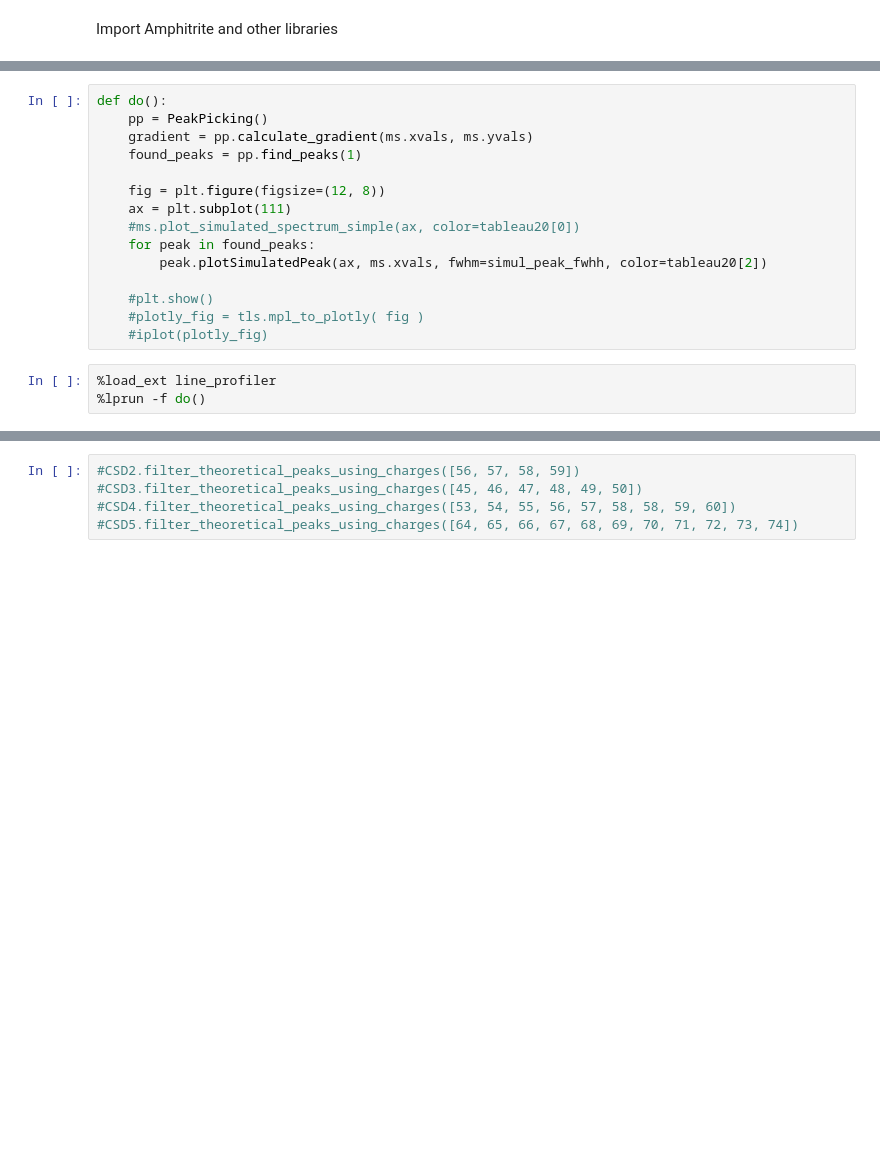
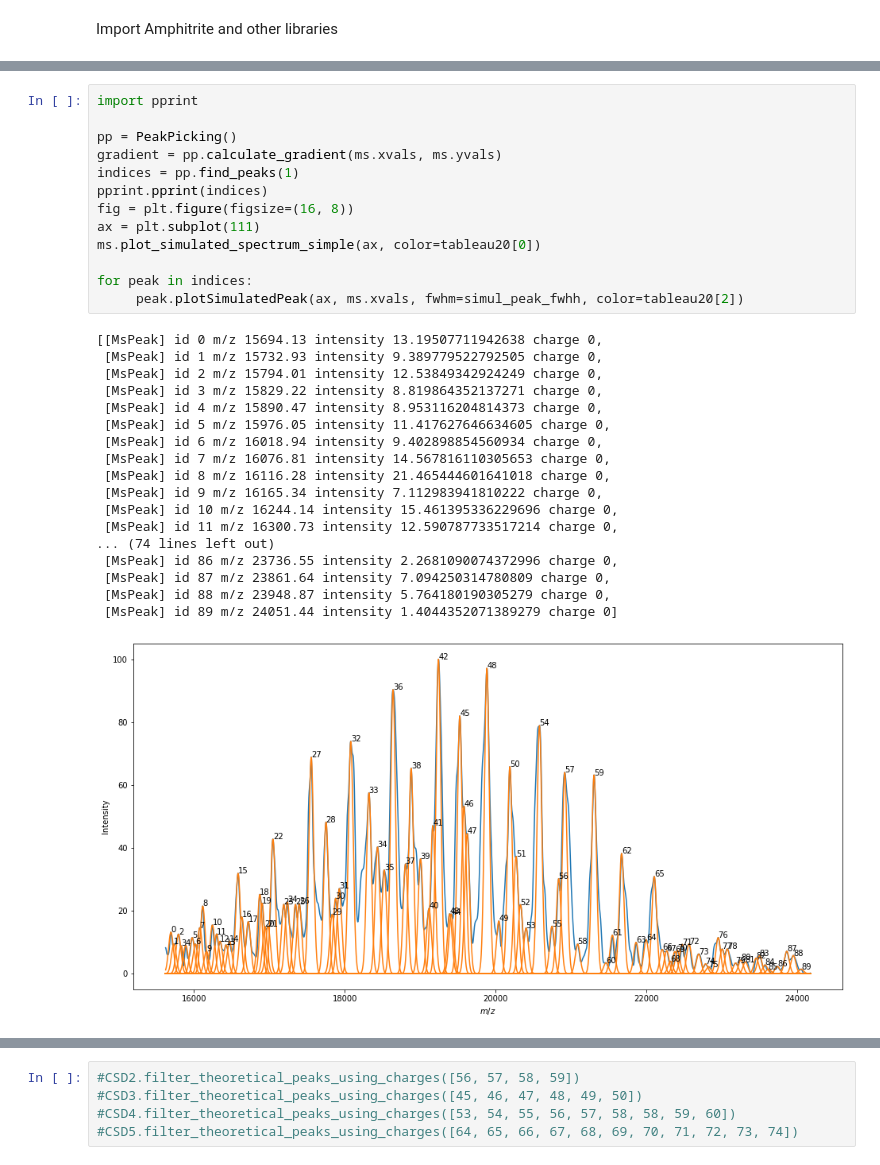
Before and after one commit to wizofe/triton, a Jupyter notebook: ichor/notebooks/Amphitrite2017-DegQ.ipynb, the cells around one changed output, grey strips where cells are left out. Saved outputs shown, nothing was run; the diff lists cells and outputs as text; blank space fills up the shorter version.

```diff
--- a/ichor/notebooks/Amphitrite2017-DegQ.ipynb
+++ b/ichor/notebooks/Amphitrite2017-DegQ.ipynb
@@ -51,18 +64,32 @@ ms.plot_simulated_spectrum_simple(ax, color=tableau20[0])
 # %%
-def do():
-    pp = PeakPicking()
-    gradient = pp.calculate_gradient(ms.xvals, ms.yvals)
-    found_peaks = pp.find_peaks(1)
+import pprint
 
-    fig = plt.figure(figsize=(12, 8))
-    ax = plt.subplot(111)
-    #ms.plot_simulated_spectrum_simple(ax, color=tableau20[0])
-    for peak in found_peaks:
-        peak.plotSimulatedPeak(ax, ms.xvals, fwhm=simul_peak_fwhh, color=tableau20[2])
+pp = PeakPicking()
+gradient = pp.calculate_gradient(ms.xvals, ms.yvals)
+indices = pp.find_peaks(1)
+pprint.pprint(indices)
+fig = plt.figure(figsize=(16, 8))
+ax = plt.subplot(111)
+ms.plot_simulated_spectrum_simple(ax, color=tableau20[0])
 
-    #plt.show()
-    #plotly_fig = tls.mpl_to_plotly( fig )
-    #iplot(plotly_fig)
+for peak in indices:
+     peak.plotSimulatedPeak(ax, ms.xvals, fwhm=simul_peak_fwhh, color=tableau20[2])
+# %% [output]
+[[MsPeak] id 0 m/z 15694.13 intensity 13.19507711942638 charge 0,
+ [MsPeak] id 1 m/z 15732.93 intensity 9.389779522792505 charge 0,
+ [MsPeak] id 2 m/z 15794.01 intensity 12.53849342924249 charge 0,
+ [MsPeak] id 3 m/z 15829.22 intensity 8.819864352137271 charge 0,
+ [MsPeak] id 4 m/z 15890.47 intensity 8.953116204814373 charge 0,
+ [MsPeak] id 5 m/z 15976.05 intensity 11.417627646634605 charge 0,
+ [MsPeak] id 6 m/z 16018.94 intensity 9.402898854560934 charge 0,
+ [MsPeak] id 7 m/z 16076.81 intensity 14.567816110305653 charge 0,
+ [MsPeak] id 8 m/z 16116.28 intensity 21.465444601641018 charge 0,
+ [MsPeak] id 9 m/z 16165.34 intensity 7.112983941810222 charge 0,
+ [MsPeak] id 10 m/z 16244.14 intensity 15.461395336229696 charge 0,
+ [MsPeak] id 11 m/z 16300.73 intensity 12.590787733517214 charge 0,
+... (74 lines left out)
+ [MsPeak] id 86 m/z 23736.55 intensity 2.2681090074372996 charge 0,
+ [MsPeak] id 87 m/z 23861.64 intensity 7.094250314780809 charge 0,
+ [MsPeak] id 88 m/z 23948.87 intensity 5.764180190305279 charge 0,
+ [MsPeak] id 89 m/z 24051.44 intensity 1.4044352071389279 charge 0]
+[figure, added]
-# %%
-%load_ext line_profiler
-%lprun -f do()
```
Also changed, not shown: parts of 10 cells of this notebook.
